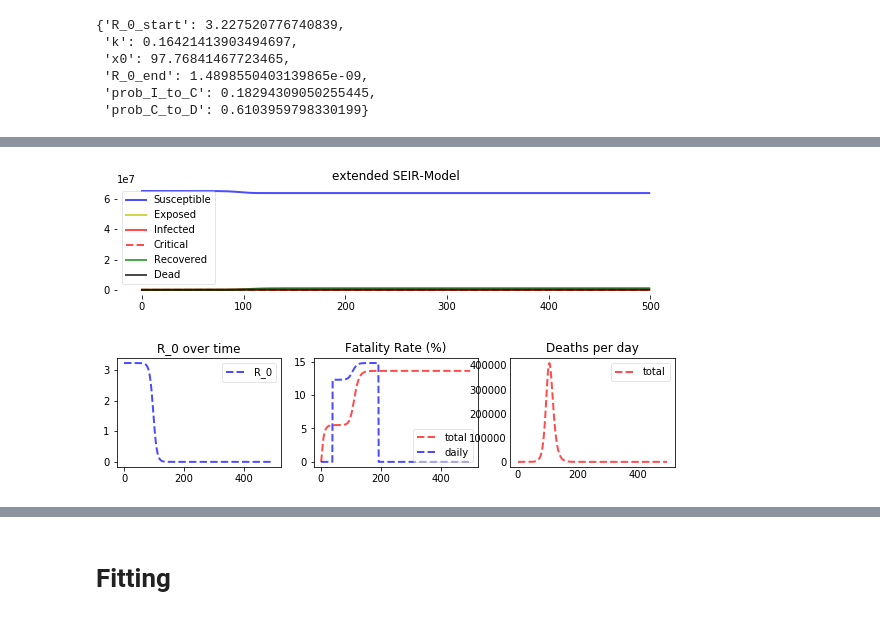
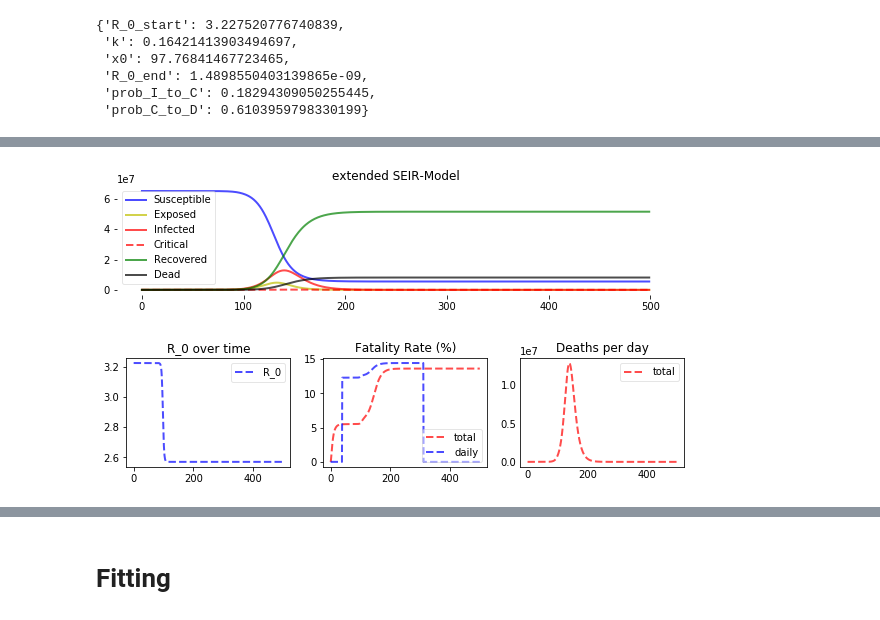
Before and after one commit to RobindeGrootNL/COVID-19-Data-Driven-Policy-Advisor-Tool, a Jupyter notebook: python/model/NotebookTowardsDSBlog/infectious_disease_modelling-master/part_three (EXPERIMENTAL).ipynb, the cells around one changed output, grey strips where cells are left out. Drawn from its saved outputs; the diff is of its cells as text; code cells hidden in the pictures.

```diff
--- a/python/model/NotebookTowardsDSBlog/infectious_disease_modelling-master/part_three (EXPERIMENTAL).ipynb
+++ b/python/model/NotebookTowardsDSBlog/infectious_disease_modelling-master/part_three (EXPERIMENTAL).ipynb
@@ -279,4 +283,10 @@ agegroups = agegroup_lookup["France"]
+# %%
+def R_0_end_calculator(R_0_start, contact_old, contact_new):
+    return contact_new * (R_0_start / contact_old)
 # %%
-Model(days=500, agegroups=agegroups,
-               R_0_start=3.227520776740839, k=0.16421413903494697, x0=97.76841467723465, R_0_end=1.4898550403139865e-09,
-               prob_I_to_C=0.18294309050255445, prob_C_to_D=0.6103959798330199)[3]
+R_0_start = 3.227520776740839
+k = 0.5
+x0 = 97.76841467723465
+R_0_end = R_0_end_calculator(R_0_start, 11.84, 9.43)
+prob_I_to_C = 0.18294309050255445
+prob_C_to_D = 0.6103959798330199
@@ -301,7 +297,7 @@ array([ 0.00000000e+00,  2.73538043e-01,  4.68586858e-01,  6.26436235e-01,
 # %%
 plotter(*Model(days=500, agegroups=agegroups,
-               R_0_start=3.227520776740839, k=0.16421413903494697, x0=97.76841467723465, R_0_end=1.4898550403139865e-09,
-               prob_I_to_C=0.18294309050255445, prob_C_to_D=0.6103959798330199))
+               R_0_start=R_0_start, k=k, x0=x0, R_0_end=R_0_end,
+               prob_I_to_C=prob_I_to_C, prob_C_to_D=prob_C_to_D))
 # %% [output]
-[figure, old version]
+[figure, new version]
-[figure, old version]
+[figure, new version]
```
Also changed, not shown: parts of 10 cells of this notebook, 5 other files.
